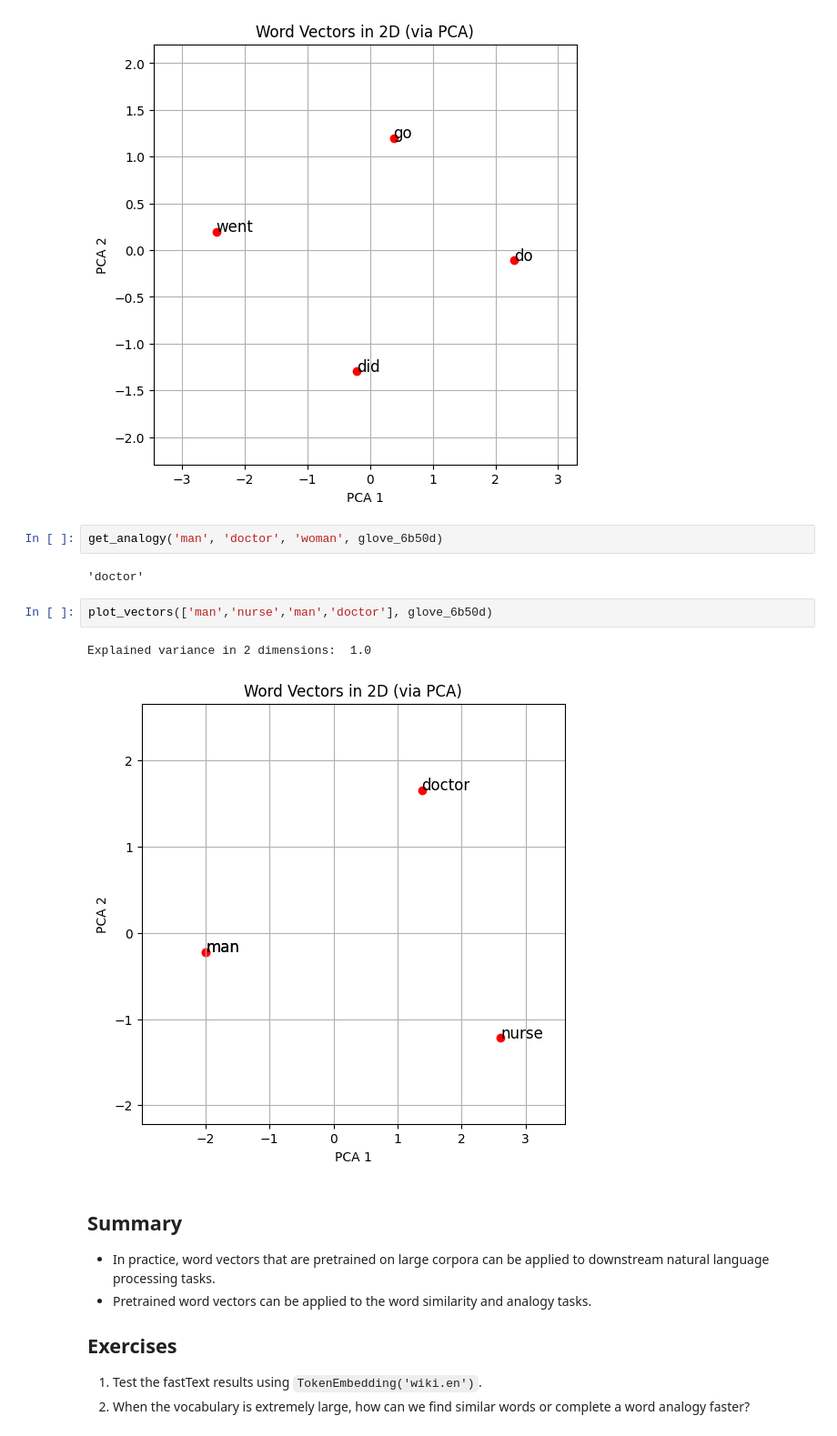
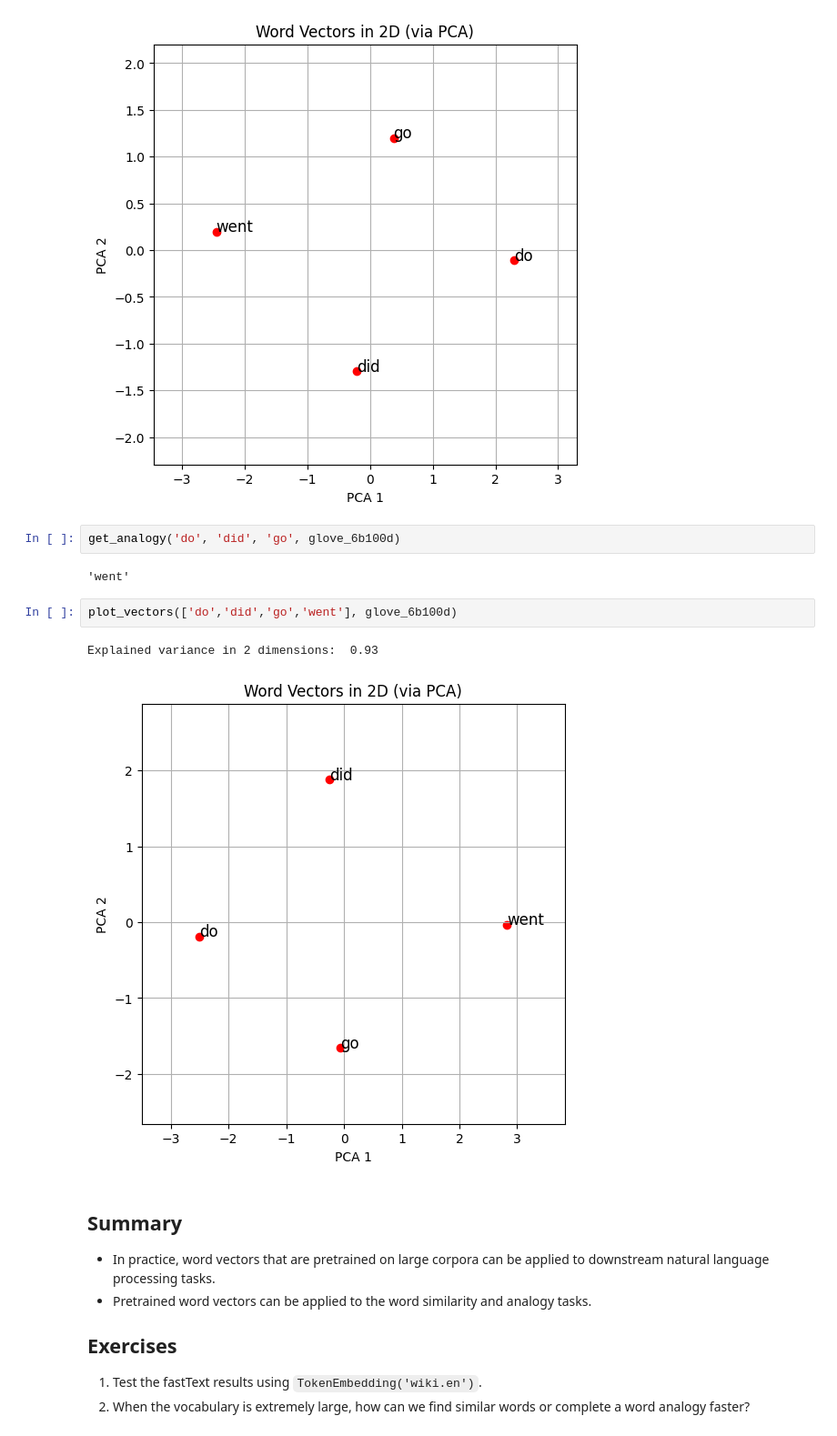
Before and after one commit to Andrian0s/ML4NLP1-2025-Tutorial-Notebooks, a Jupyter notebook: tutorials_notebooks_in_class_2025/W06_similarity_analogy.ipynb, the cells around one changed output. Shown at 91% size. Saved outputs shown, nothing was run; the diff lists cells and outputs as text.

```diff
--- a/tutorials_notebooks_in_class_2025/W06_similarity_analogy.ipynb
+++ b/tutorials_notebooks_in_class_2025/W06_similarity_analogy.ipynb
@@ -366,15 +420,15 @@ plot_vectors(['do','did','go','went'], glove_6b50d)
 # %% [output]
 Explained variance in 2 dimensions:  0.95
 [figure]
-# %%
-get_analogy('man', 'doctor', 'woman', glove_6b50d)
-# %% [output]
-'doctor'
-# %%
-plot_vectors(['man','nurse','man','doctor'], glove_6b50d)
-# %% [output]
-Explained variance in 2 dimensions:  1.0
-[figure, removed]
+# %%
+get_analogy('do', 'did', 'go', glove_6b100d)
+# %% [output]
+'went'
+# %%
+plot_vectors(['do','did','go','went'], glove_6b100d)
+# %% [output]
+Explained variance in 2 dimensions:  0.93
+[figure, added]
 # %% [markdown]
 ## Summary
 
```
Also changed, not shown: parts of 9 cells of this notebook.
